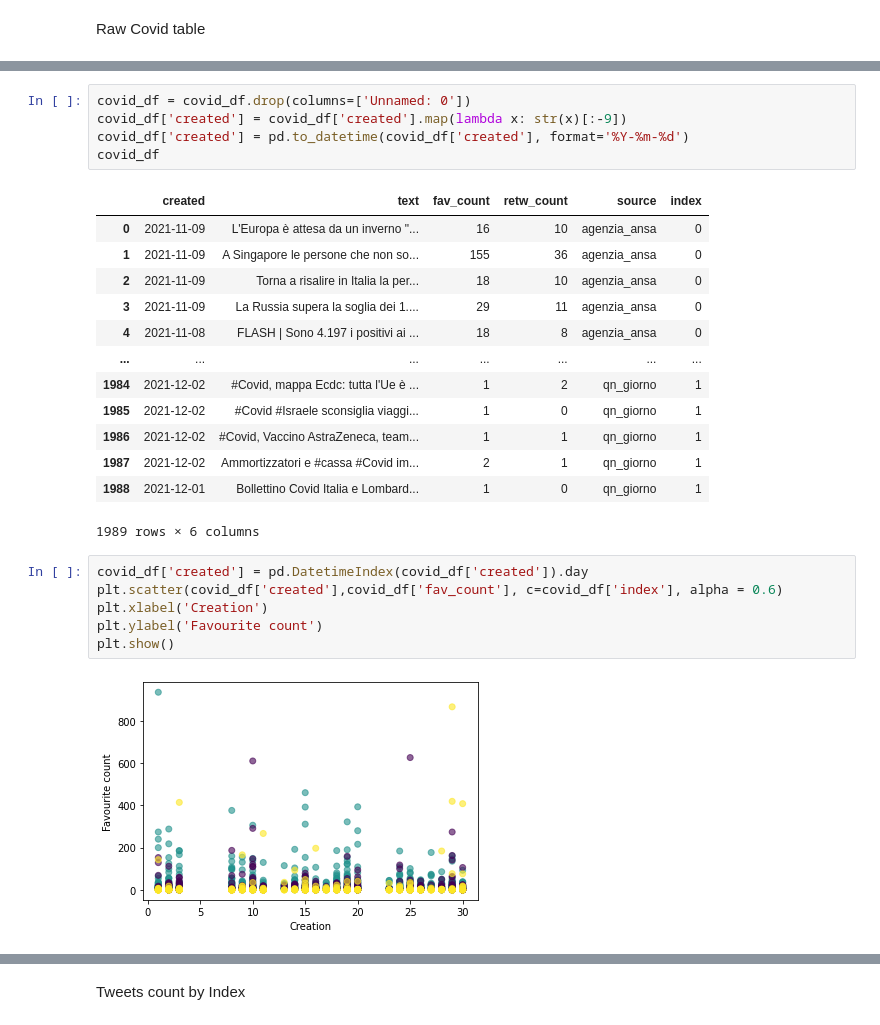
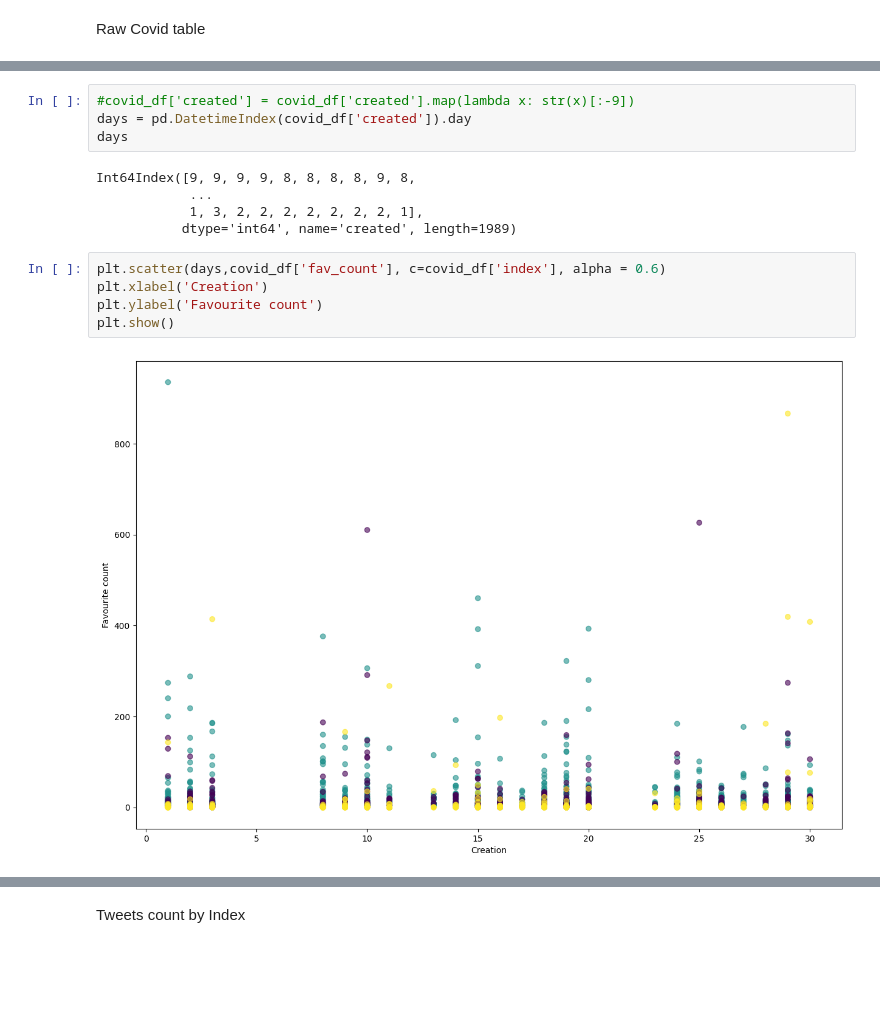
Before and after one commit to Dassoo/info-vis_project, a Jupyter notebook: ds_graphs.ipynb, the cells around one changed output, grey strips where cells are left out. Drawn from its saved outputs; the diff is of its cells as text; blank space fills up the shorter version.

```diff
--- a/ds_graphs.ipynb
+++ b/ds_graphs.ipynb
@@ -28,27 +45,16 @@ Raw Covid table
 # %%
-covid_df = covid_df.drop(columns=['Unnamed: 0'])
-covid_df['created'] = covid_df['created'].map(lambda x: str(x)[:-9])
-covid_df['created'] = pd.to_datetime(covid_df['created'], format='%Y-%m-%d')
-covid_df
+#covid_df['created'] = covid_df['created'].map(lambda x: str(x)[:-9])
+days = pd.DatetimeIndex(covid_df['created']).day
+days
 # %% [output]
-|  | created | text | fav_count | retw_count | source | index |
-| 0 | 2021-11-09 | L'Europa è attesa da un inverno "... | 16 | 10 | agenzia_ansa | 0 |
-| 1 | 2021-11-09 | A Singapore le persone che non so... | 155 | 36 | agenzia_ansa | 0 |
-| 2 | 2021-11-09 | Torna a risalire in Italia la per... | 18 | 10 | agenzia_ansa | 0 |
-| 3 | 2021-11-09 | La Russia supera la soglia dei 1.... | 29 | 11 | agenzia_ansa | 0 |
-| 4 | 2021-11-08 | FLASH | Sono 4.197 i positivi ai ... | 18 | 8 | agenzia_ansa | 0 |
-| ... | ... | ... | ... | ... | ... | ... |
-| 1984 | 2021-12-02 | #Covid, mappa Ecdc: tutta l'Ue è ... | 1 | 2 | qn_giorno | 1 |
-| 1985 | 2021-12-02 | #Covid #Israele sconsiglia viaggi... | 1 | 0 | qn_giorno | 1 |
-| 1986 | 2021-12-02 | #Covid, Vaccino AstraZeneca, team... | 1 | 1 | qn_giorno | 1 |
-| 1987 | 2021-12-02 | Ammortizzatori e #cassa #Covid im... | 2 | 1 | qn_giorno | 1 |
-| 1988 | 2021-12-01 | Bollettino Covid Italia e Lombard... | 1 | 0 | qn_giorno | 1 |
-1989 rows × 6 columns
+Int64Index([9, 9, 9, 9, 8, 8, 8, 8, 9, 8,
+            ...
+            1, 3, 2, 2, 2, 2, 2, 2, 2, 1],
+           dtype='int64', name='created', length=1989)
 # %%
-covid_df['created'] = pd.DatetimeIndex(covid_df['created']).day
-plt.scatter(covid_df['created'],covid_df['fav_count'], c=covid_df['index'], alpha = 0.6)
+plt.scatter(days,covid_df['fav_count'], c=covid_df['index'], alpha = 0.6)
 plt.xlabel('Creation')
 plt.ylabel('Favourite count')
 plt.show()
 # %% [output]
-[figure, old version]
+[figure, new version]
```
Also changed, not shown: parts of 34 cells of this notebook, 1 other file.
